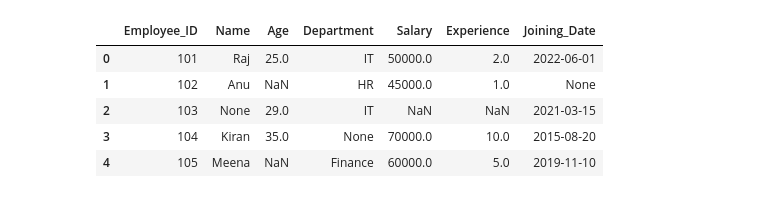
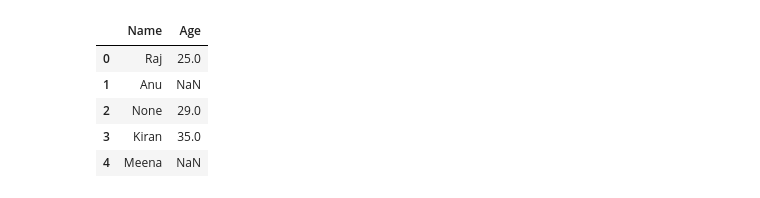
Before and after one commit to Rajyalaxmi29/pandas, a Jupyter notebook: All_practise.ipynb, the cells around one changed output. Saved outputs shown, nothing was run; the diff lists cells and outputs as text; code cells hidden in the pictures.

```diff
--- a/All_practise.ipynb
+++ b/All_practise.ipynb
@@ -3,23 +3,27 @@
 # %%
 import pandas as pd
 import numpy as np
 df = pd.DataFrame({
     "Employee_ID": [101, 102, 103, 104, 105],
     "Name": ["Raj", "Anu", None, "Kiran", "Meena"],
     "Age": [25, np.nan, 29, 35, None],
     "Department": ["IT", "HR", "IT", None, "Finance"],
     "Salary": [50000, 45000, None, 70000, 60000],
     "Experience": [2, 1, np.nan, 10, 5],
     "Joining_Date": ["2022-06-01", None, "2021-03-15", "2015-08-20", "2019-11-10"]
 })
 df
+df[["Salary","Name"]]#col access
+df[0:3]#row acces
+df.loc[1:3,["Age"]]
+df.iloc[:,[1,2]]
 # %% [output]
-|  | Employee_ID | Name | Age | Department | Salary | Experience | Joining_Date |
-| 0 | 101 | Raj | 25.0 | IT | 50000.0 | 2.0 | 2022-06-01 |
-| 1 | 102 | Anu | NaN | HR | 45000.0 | 1.0 | None |
-| 2 | 103 | None | 29.0 | IT | NaN | NaN | 2021-03-15 |
-| 3 | 104 | Kiran | 35.0 | None | 70000.0 | 10.0 | 2015-08-20 |
-| 4 | 105 | Meena | NaN | Finance | 60000.0 | 5.0 | 2019-11-10 |
+|  | Name | Age |
+| 0 | Raj | 25.0 |
+| 1 | Anu | NaN |
+| 2 | None | 29.0 |
+| 3 | Kiran | 35.0 |
+| 4 | Meena | NaN |
 # %%
 df.head()
 df.tail()
```
Also changed, not shown: parts of 5 cells of this notebook.
